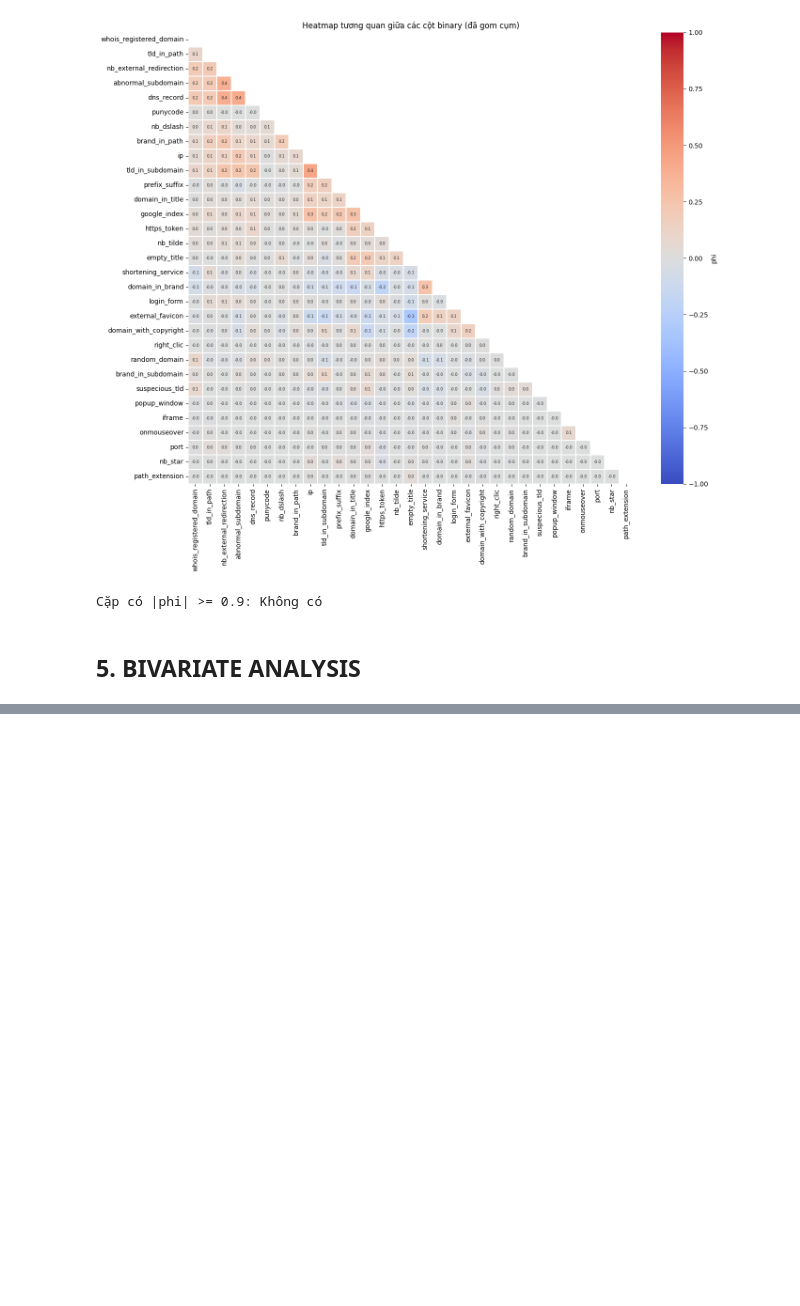
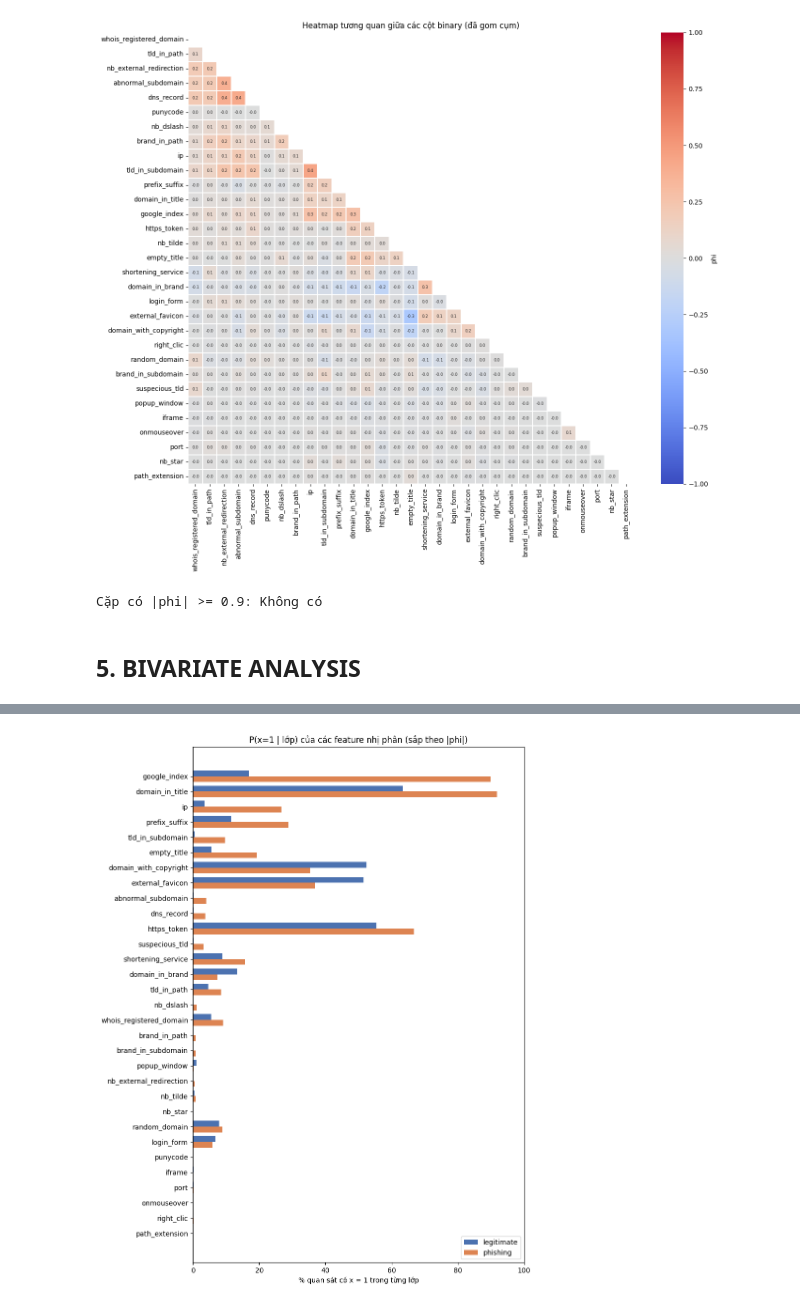
Before and after one commit to xuancuong1019/optimization_algorithm_phishing_detection, a Jupyter notebook: notebooks/01_exploratory_data_analysis.ipynb, the cells around one changed output, grey strips where cells are left out. Cells and saved outputs as stored; diff of their text form; code cells hidden in the pictures; blank space fills up the shorter version.

```diff
--- a/notebooks/01_exploratory_data_analysis.ipynb
+++ b/notebooks/01_exploratory_data_analysis.ipynb
@@ -268,0 +352,4 @@ Cặp có |phi| >= 0.9: Không có
+# %%
+_ = ba.plot_binary_target()
+# %% [output]
+[figure, added]
```
Also changed, not shown: parts of 14 cells of this notebook, 1 other file.
